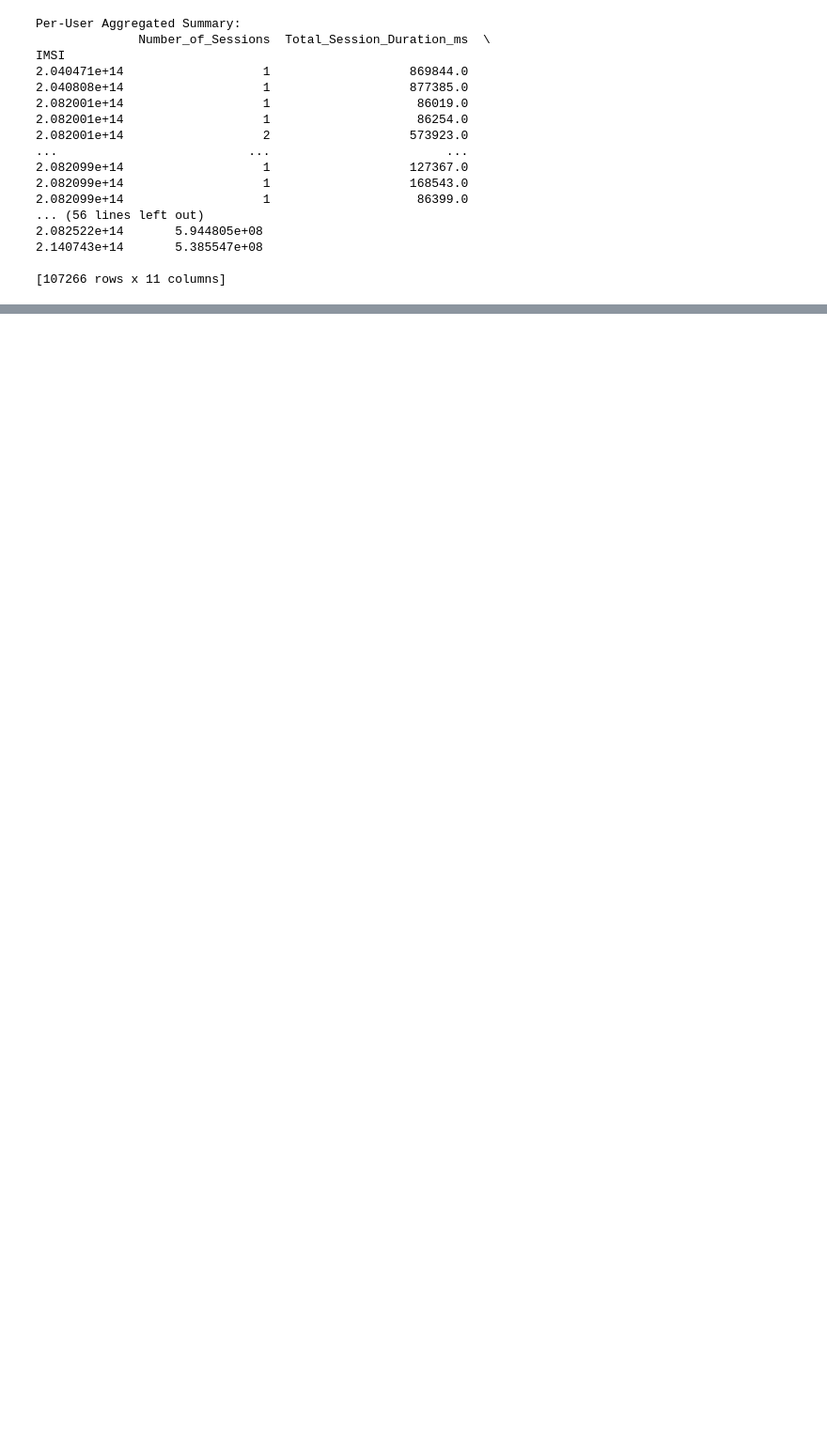
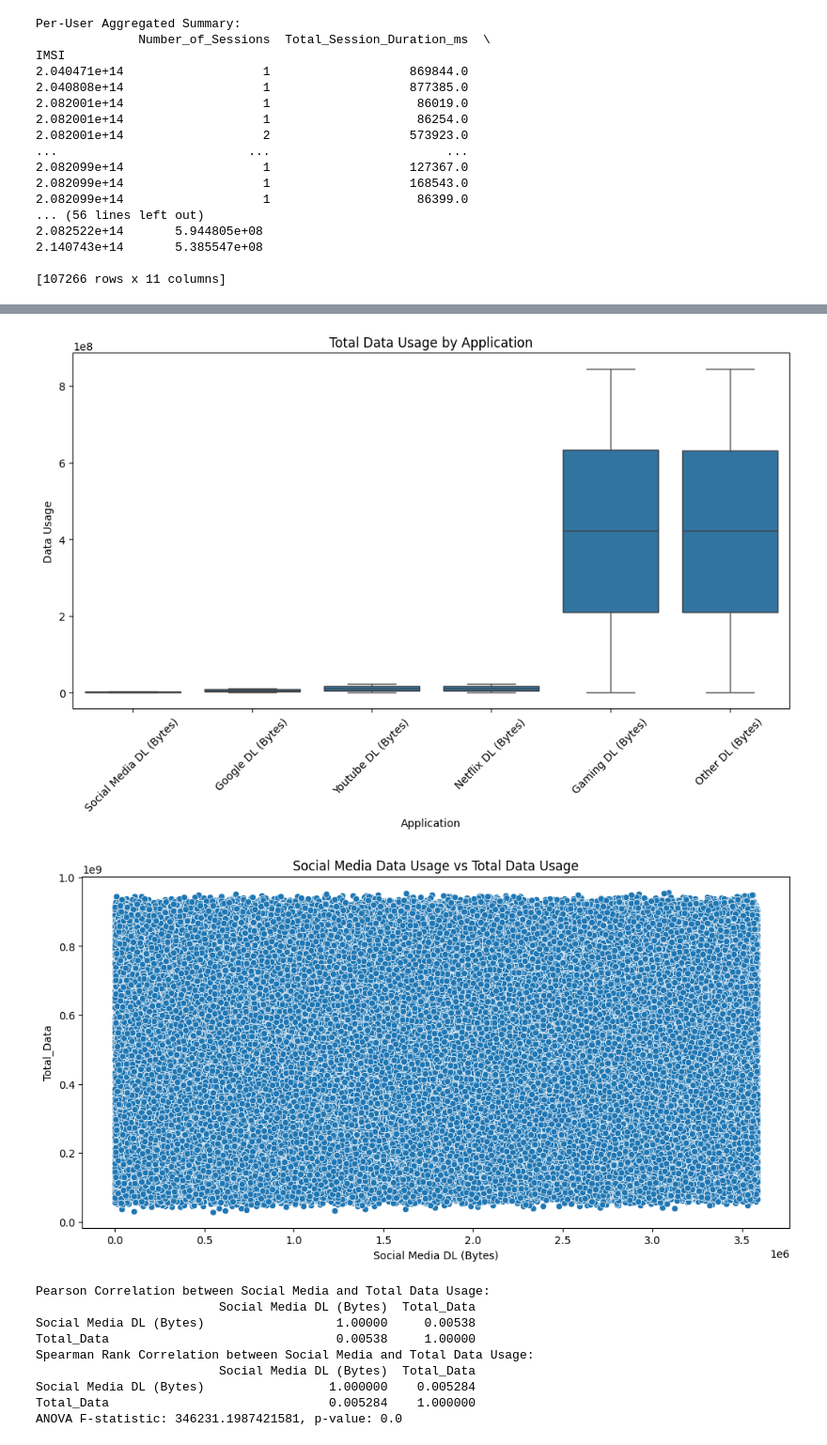
Before and after one commit to hasankere/Week2_DataScience_Project, a Jupyter notebook: notebooks/User_Overview_data_analysis.ipynb, the cells around one changed output, grey strips where cells are left out. Shown at 94% size. Cells and saved outputs as stored; diff of their text form; code cells hidden in the pictures; blank space fills up the shorter version.

```diff
--- a/notebooks/User_Overview_data_analysis.ipynb
+++ b/notebooks/User_Overview_data_analysis.ipynb
@@ -344,0 +501,9 @@ IMSI
+# %%
+#Strip leading/trailing spaces from column names
+data.columns = data.columns.str.strip()
+
+# Calculate the total data used (Total DL + Total UL)
+data['Total_Data'] = data['Total DL (Bytes)'] + data['Total UL (Bytes)']
+
+# Verify the new column was created
+print(data[['Total DL (Bytes)', 'Total UL (Bytes)', 'Total_Data']].head())
@@ -344,0 +517,60 @@ IMSI
+# %%
+from scipy import stats
+
+#Statistical Interpretation
+# Strip leading/trailing spaces in the column names
+data.columns = data.columns.str.strip()
+
+# Calculate Total Data Usage (Total DL + Total UL)
+data['Total_Data'] = data['Total DL (Bytes)'] + data['Total UL (Bytes)']
+
+# List of application columns to explore
+applications = ['Social Media DL (Bytes)', 'Google DL (Bytes)', 'Youtube DL (Bytes)',
+                'Netflix DL (Bytes)', 'Gaming DL (Bytes)', 'Other DL (Bytes)']
+
+# Reshape the data for plotting
+data_melted = data[applications].melt(var_name='Application', value_name='Data Usage')
+
+# Boxplot to compare the distribution of data usage across applications
+plt.figure(figsize=(12, 6))
+sns.boxplot(x='Application', y='Data Usage', data=data_melted)
+plt.title('Total Data Usage by Application')
+plt.xticks(rotation=45)
+plt.show()
+
+# Scatter plot for each application data usage vs total data usage
+plt.figure(figsize=(12, 6))
+sns.scatterplot(x='Social Media DL (Bytes)', y='Total_Data', data=data)
+plt.title('Social Media Data Usage vs Total Data Usage')
+plt.show()
+
+# Compute Pearson correlation (for linear relationships)
+pearson_corr = data[['Social Media DL (Bytes)', 'Total_Data']].corr(method='pearson')
+print("Pearson Correlation between Social Media and Total Data Usage:")
+print(pearson_corr)
+
+# Compute Spearman correlation (for non-linear relationships)
+spearman_corr = data[['Social Media DL (Bytes)', 'Total_Data']].corr(method='spearman')
+print("Spearman Rank Correlation between Social Media and Total Data Usage:")
+print(spearman_corr)
+
+# Perform ANOVA for Social Media vs Google vs YouTube vs Netflix
+f_stat, p_value = stats.f_oneway(data['Social Media DL (Bytes)'],
+                                 data['Google DL (Bytes)'],
+                                 data['Youtube DL (Bytes)'],
+                                 data['Netflix DL (Bytes)'],
+                                 data['Gaming DL (Bytes)'],
+                                 data['Other DL (Bytes)'])
+print(f"ANOVA F-statistic: {f_stat}, p-value: {p_value}")
+# %% [output]
+[figure, added]
+[figure, added]
+Pearson Correlation between Social Media and Total Data Usage:
+                         Social Media DL (Bytes)  Total_Data
+Social Media DL (Bytes)                  1.00000     0.00538
+Total_Data                               0.00538     1.00000
+Spearman Rank Correlation between Social Media and Total Data Usage:
+                         Social Media DL (Bytes)  Total_Data
+Social Media DL (Bytes)                 1.000000    0.005284
+Total_Data                              0.005284    1.000000
+ANOVA F-statistic: 346231.1987421581, p-value: 0.0
```
Also changed, not shown: parts of 9 cells of this notebook.
